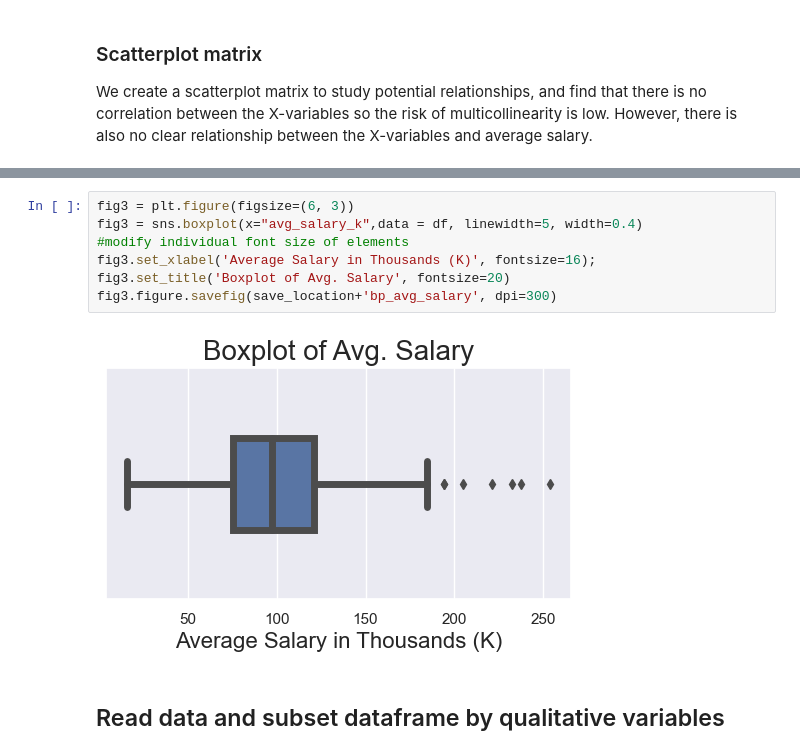
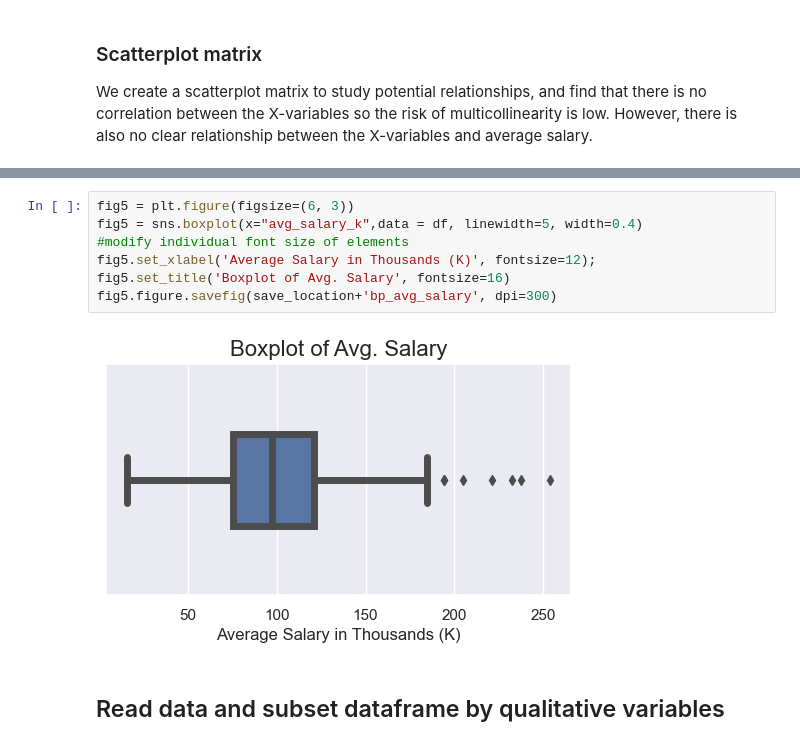
Before and after one commit to jttsai99/data_science_salary, a Jupyter notebook: EDA.ipynb, the cells around one changed output, grey strips where cells are left out. Cells and saved outputs as stored; diff of their text form.

```diff
--- a/EDA.ipynb
+++ b/EDA.ipynb
@@ -54,12 +84,12 @@ fig1 = sns.pairplot(df2, height=2)
 # %%
-fig3 = plt.figure(figsize=(6, 3))
-fig3 = sns.boxplot(x="avg_salary_k",data = df, linewidth=5, width=0.4)
+fig5 = plt.figure(figsize=(6, 3))
+fig5 = sns.boxplot(x="avg_salary_k",data = df, linewidth=5, width=0.4)
 #modify individual font size of elements
-fig3.set_xlabel('Average Salary in Thousands (K)', fontsize=16);
-fig3.set_title('Boxplot of Avg. Salary', fontsize=20)
-fig3.figure.savefig(save_location+'bp_avg_salary', dpi=300)
+fig5.set_xlabel('Average Salary in Thousands (K)', fontsize=12);
+fig5.set_title('Boxplot of Avg. Salary', fontsize=16)
+fig5.figure.savefig(save_location+'bp_avg_salary', dpi=300)
 # %% [output]
-[figure, old version]
+[figure, new version]
 # %% [markdown]
 ## Read data and subset dataframe by qualitative variables
 # %%
```
Also changed, not shown: parts of 33 cells of this notebook, 12 other files.
